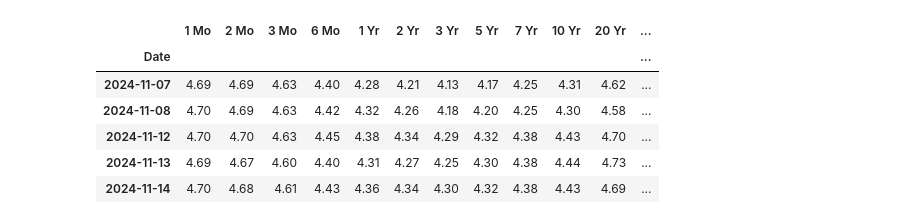
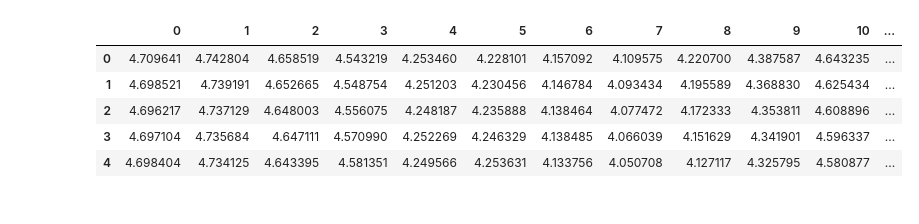
Before and after one commit to QuanPham19/functional-kan, a Jupyter notebook: phase_1/notebooks_treasury/treasury_eval.ipynb, the cells around one changed output. Drawn from its saved outputs; the diff is of its cells as text; code cells hidden in the pictures.

```diff
--- a/phase_1/notebooks_treasury/treasury_eval.ipynb
+++ b/phase_1/notebooks_treasury/treasury_eval.ipynb
@@ -10,26 +10,24 @@ from treasury_base import *
 from scipy.stats import t
 from sklearn.metrics import mean_squared_error as mse
 # %%
-cross_val_window = 5
-
+cross_val_window = 20
 with open(f"pickle/dfs_{cross_val_window}_steps_ahead.pkl", "rb") as file:
     loaded_dataframes = pickle.load(file)
 
 # Extract individual DataFrames
 naive_df = loaded_dataframes["naive_df"]
 kan_df = loaded_dataframes["kan_df"]
 truth_df = loaded_dataframes["truth_df"]
 
 # Use the DataFrames
-truth_df.head()
+kan_df.head()
 # %% [output]
-|  | 1 Mo | 2 Mo | 3 Mo | 6 Mo | 1 Yr | 2 Yr | 3 Yr | 5 Yr | 7 Yr | 10 Yr | 20 Yr | ... |
-| Date |  |  |  |  |  |  |  |  |  |  |  | ... |
-| 2024-11-07 | 4.69 | 4.69 | 4.63 | 4.40 | 4.28 | 4.21 | 4.13 | 4.17 | 4.25 | 4.31 | 4.62 | ... |
-| 2024-11-08 | 4.70 | 4.69 | 4.63 | 4.42 | 4.32 | 4.26 | 4.18 | 4.20 | 4.25 | 4.30 | 4.58 | ... |
-| 2024-11-12 | 4.70 | 4.70 | 4.63 | 4.45 | 4.38 | 4.34 | 4.29 | 4.32 | 4.38 | 4.43 | 4.70 | ... |
-| 2024-11-13 | 4.69 | 4.67 | 4.60 | 4.40 | 4.31 | 4.27 | 4.25 | 4.30 | 4.38 | 4.44 | 4.73 | ... |
-| 2024-11-14 | 4.70 | 4.68 | 4.61 | 4.43 | 4.36 | 4.34 | 4.30 | 4.32 | 4.38 | 4.43 | 4.69 | ... |
+|  | 0 | 1 | 2 | 3 | 4 | 5 | 6 | 7 | 8 | 9 | 10 | ... |
+| 0 | 4.709641 | 4.742804 | 4.658519 | 4.543219 | 4.253460 | 4.228101 | 4.157092 | 4.109575 | 4.220700 | 4.387587 | 4.643235 | ... |
+| 1 | 4.698521 | 4.739191 | 4.652665 | 4.548754 | 4.251203 | 4.230456 | 4.146784 | 4.093434 | 4.195589 | 4.368830 | 4.625434 | ... |
+| 2 | 4.696217 | 4.737129 | 4.648003 | 4.556075 | 4.248187 | 4.235888 | 4.138464 | 4.077472 | 4.172333 | 4.353811 | 4.608896 | ... |
+| 3 | 4.697104 | 4.735684 | 4.647111 | 4.570990 | 4.252269 | 4.246329 | 4.138485 | 4.066039 | 4.151629 | 4.341901 | 4.596337 | ... |
+| 4 | 4.698404 | 4.734125 | 4.643395 | 4.581351 | 4.249566 | 4.253631 | 4.133756 | 4.050708 | 4.127117 | 4.325795 | 4.580877 | ... |
 # %%
 cols = truth_df.columns
 mode = 'two-sided'
```
Also changed, not shown: parts of 5 cells of this notebook, 3 other files.
